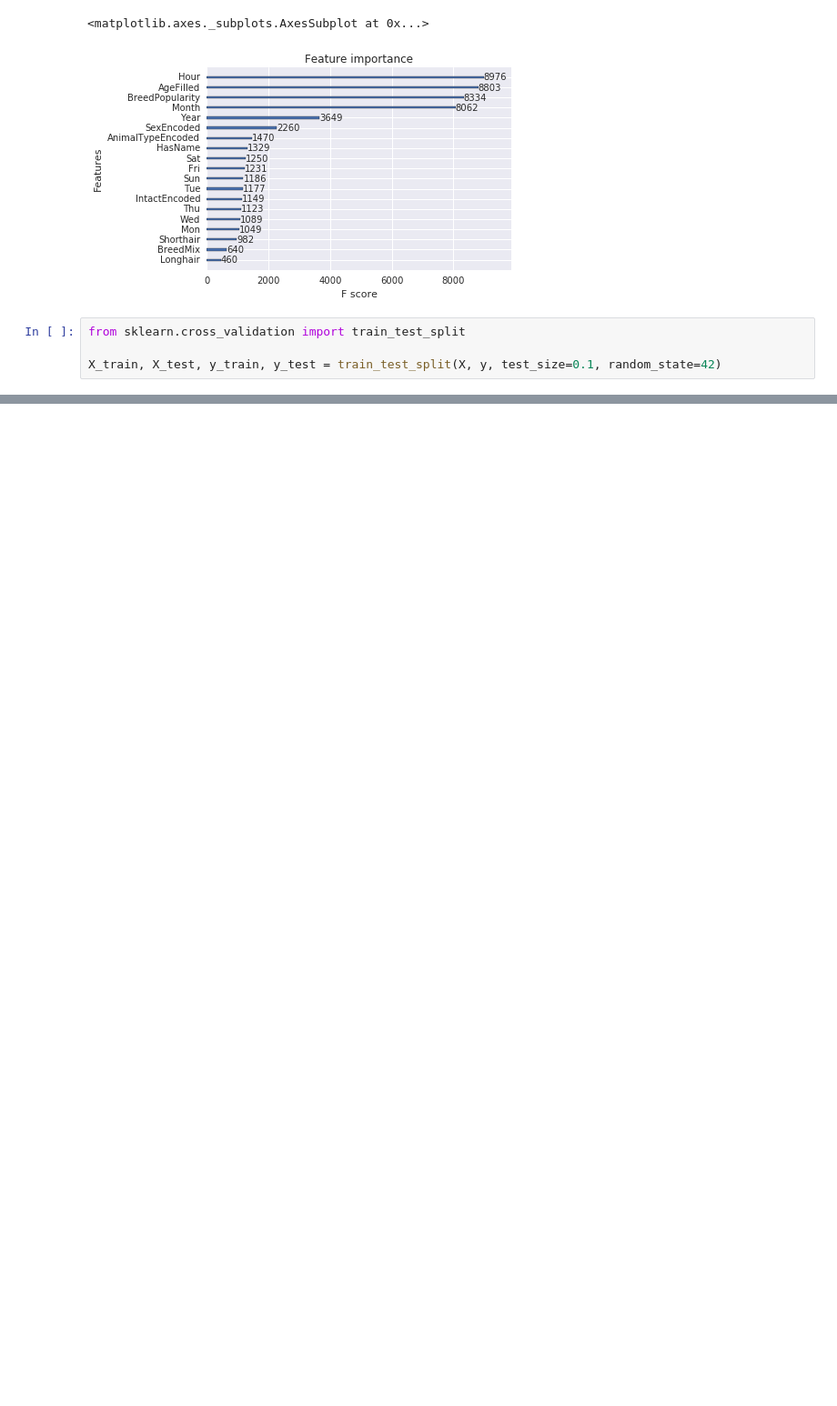
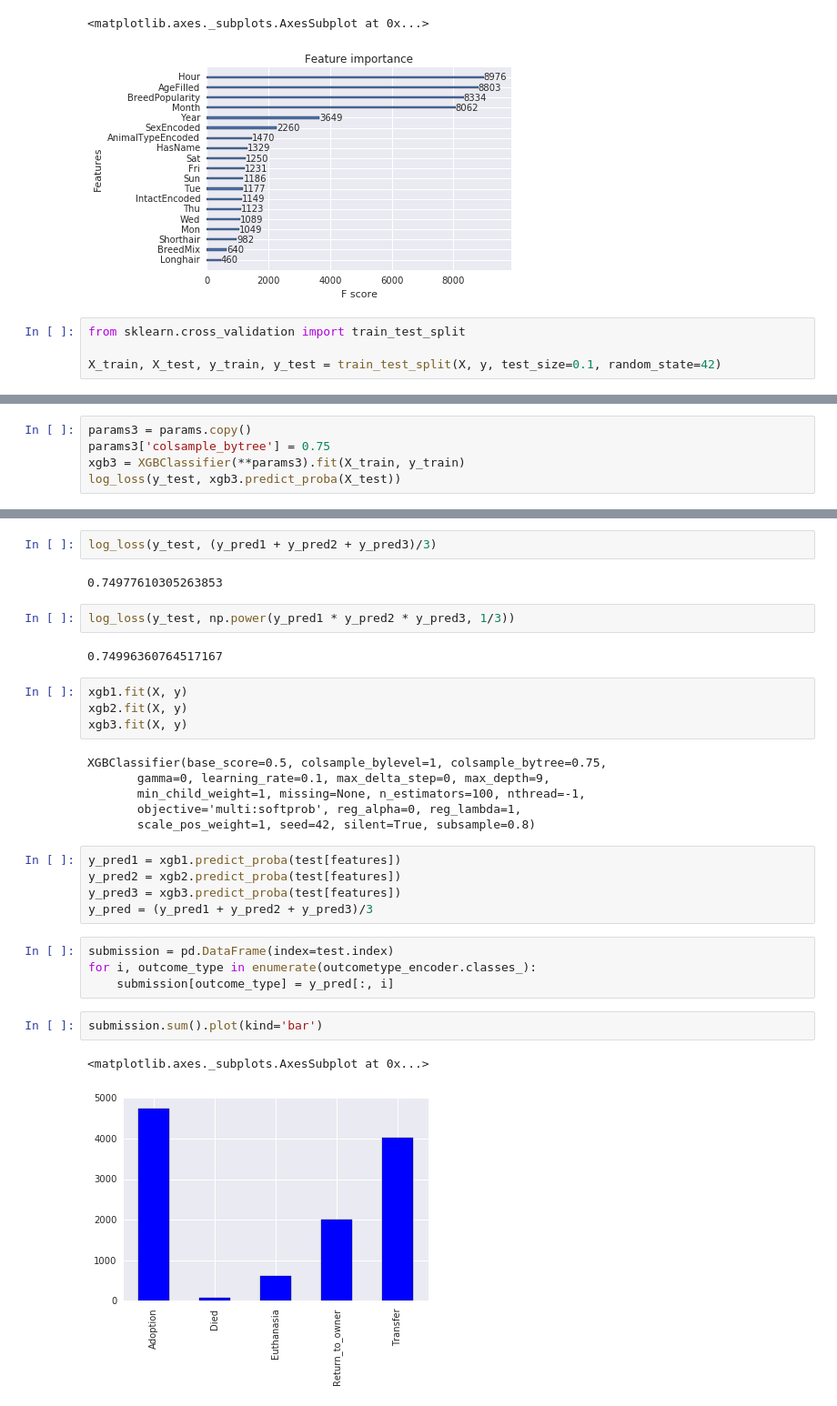
Before and after one commit to sdukshis/Kaggle-Shelter-Animal-Outcomes, a Jupyter notebook: Shelter Animal Outcomes.ipynb, the cells around one changed output, grey strips where cells are left out. Shown at 91% size. Saved outputs shown, nothing was run; the diff lists cells and outputs as text; blank space fills up the shorter version.

```diff
--- a/Shelter Animal Outcomes.ipynb
+++ b/Shelter Animal Outcomes.ipynb
@@ -360,0 +370,5 @@ log_loss(y_test, xgb.predict_proba(X_test))
+# %%
+params3 = params.copy()
+params3['colsample_bytree'] = 0.75
+xgb3 = XGBClassifier(**params3).fit(X_train, y_train)
+log_loss(y_test, xgb3.predict_proba(X_test))
@@ -360,0 +385,32 @@ log_loss(y_test, xgb.predict_proba(X_test))
+# %%
+log_loss(y_test, (y_pred1 + y_pred2 + y_pred3)/3)
+# %% [output]
+0.74977610305263853
+# %%
+log_loss(y_test, np.power(y_pred1 * y_pred2 * y_pred3, 1/3))
+# %% [output]
+0.74996360764517167
+# %%
+xgb1.fit(X, y)
+xgb2.fit(X, y)
+xgb3.fit(X, y)
+# %% [output]
+XGBClassifier(base_score=0.5, colsample_bylevel=1, colsample_bytree=0.75,
+       gamma=0, learning_rate=0.1, max_delta_step=0, max_depth=9,
+       min_child_weight=1, missing=None, n_estimators=100, nthread=-1,
+       objective='multi:softprob', reg_alpha=0, reg_lambda=1,
+       scale_pos_weight=1, seed=42, silent=True, subsample=0.8)
+# %%
+y_pred1 = xgb1.predict_proba(test[features])
+y_pred2 = xgb2.predict_proba(test[features])
+y_pred3 = xgb3.predict_proba(test[features])
+y_pred = (y_pred1 + y_pred2 + y_pred3)/3
+# %%
+submission = pd.DataFrame(index=test.index)
+for i, outcome_type in enumerate(outcometype_encoder.classes_):
+    submission[outcome_type] = y_pred[:, i]
+# %%
+submission.sum().plot(kind='bar')
+# %% [output]
+<matplotlib.axes._subplots.AxesSubplot at 0x...>
+[figure, added]
```
Also changed, not shown: parts of 20 cells of this notebook.
